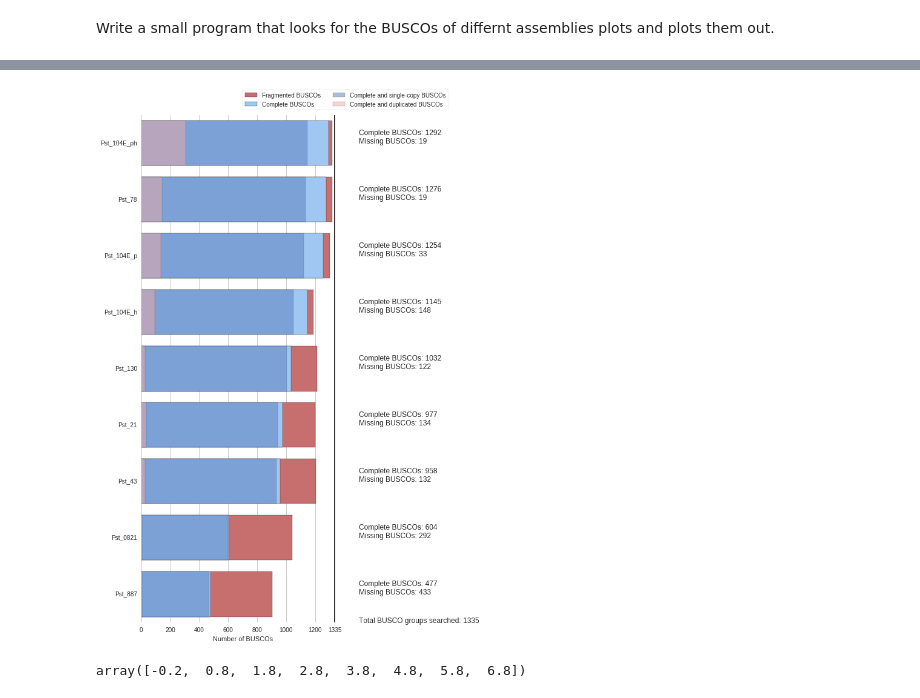
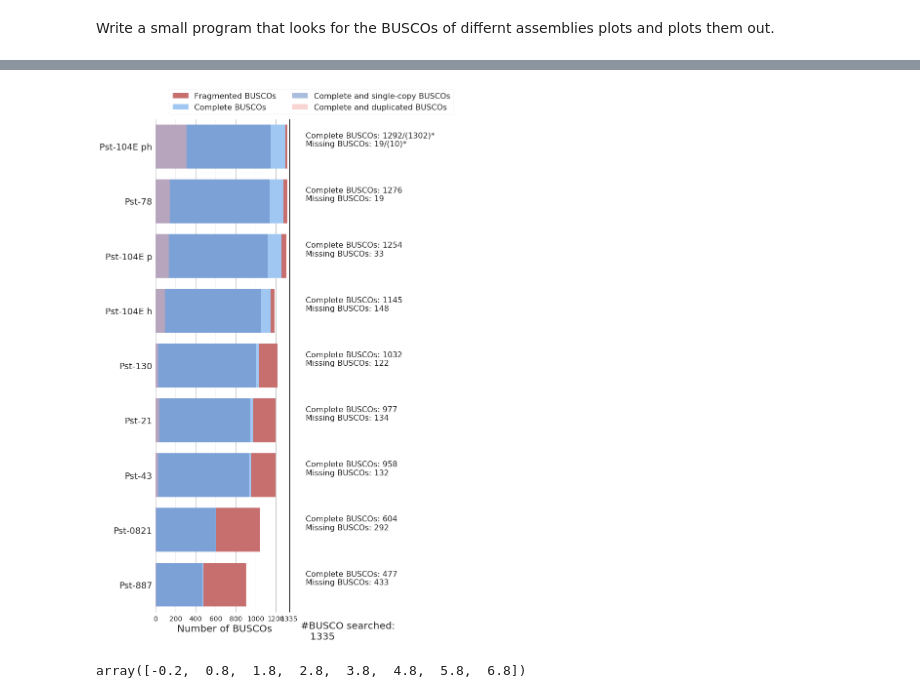
Before and after one commit to BenjaminSchwessinger/Pst_104E_analysis, a Jupyter notebook: Pst_104E_v12_BUSCO_summary.ipynb, the cells around one changed output, grey strips where cells are left out. Drawn from its saved outputs; the diff is of its cells as text; code cells hidden in the pictures.

Commit message:
fixed several graphs mostly

```diff
--- a/Pst_104E_v12_BUSCO_summary.ipynb
+++ b/Pst_104E_v12_BUSCO_summary.ipynb
@@ -11,6 +11,10 @@ from pybedtools import BedTool
 import numpy as np
 import matplotlib.pyplot as plt
 import seaborn as sns
+# %%
+#import rcParams and make it outfit also when saving files
+from matplotlib import rcParams
+rcParams.update({'figure.autolayout': True})
 # %%
 #define base folders
 BUSCO_BASE_FOLDER = '/home/benjamin/genome_assembly/PST79/FALCON/p_assemblies/v9_1/busco/Pst_104E_v12'
@@ -67,7 +71,7 @@ Pst_887 = pd.Series([471,6,425,433,477], index= busco_index)
 Pst_21 = pd.Series([942,35,224,134,977], index= busco_index)
 # %%
 SBusco_df = pd.concat([Pst_104E_p, Pst_104E_h, Pst_104E_ph, Pst_78, Pst_130, Pst_0821, Pst_43, Pst_887,Pst_21 ], axis=1)
-names=['Pst_104E_p', 'Pst_104E_h', 'Pst_104E_ph', 'Pst_78', 'Pst_130', 'Pst_0821', 'Pst_43', 'Pst_887','Pst_21' ]
+names=['Pst-104E p', 'Pst-104E h', 'Pst-104E ph', 'Pst-78', 'Pst-130', 'Pst-0821', 'Pst-43', 'Pst-887','Pst-21' ]
 SBusco_df.rename(columns=dict(zip(SBusco_df.columns, names)), inplace=True)
 # %%
 SBusco_df_sorted = SBusco_df.T.sort_values(by='Complete BUSCOs' ,ascending=False)
@@ -90,34 +94,45 @@ SBusco_df_sorted
 # %%
 sns.set(style="whitegrid")
 f, ax = plt.subplots(figsize=(6, 15))
+#set the font size
+fs = 20
 
 sns.set_color_codes("muted")
 sns.barplot(x='Fake Fragmented',y=SBusco_df_sorted.index, data=SBusco_df_sorted, label='Fragmented BUSCOs', color='r',alpha=1  )
 
 sns.set_color_codes("pastel")
 sns.barplot(x='Complete BUSCOs',y=SBusco_df_sorted.index, data=SBusco_df_sorted, label='Complete BUSCOs', color='b',alpha=1 )
 
 sns.set_color_codes("muted")
 sns.barplot(x='Complete and single-copy BUSCOs',y=SBusco_df_sorted.index, data=SBusco_df_sorted, label='Complete and single-copy BUSCOs', color='b', alpha=0.5 )
 
 sns.set_color_codes("pastel")
 sns.barplot(x='Complete and duplicated BUSCOs',y=SBusco_df_sorted.index, data=SBusco_df_sorted, label='Complete and duplicated BUSCOs', color='r',alpha=0.5  )
 
 
 
 # Add a legend and informative axis label
-ax.legend(ncol=2, loc=(0.5, 1.01), frameon=True)
+ax.legend(ncol=2, loc=(0.1, 1.01), frameon=True,fancybox=True, fontsize = 16)
+count = 0
 for y, complete, missing in zip(np.arange(0, 9, 1),SBusco_df_sorted['Complete BUSCOs'], SBusco_df_sorted['Missing BUSCOs'] ):
-    ax.text(1500, y, 'Complete BUSCOs: %i\nMissing BUSCOs: %i' % (complete, missing))
+    if count == 0:
+        ax.text(1500, y, 'Complete BUSCOs: %i/(1302)*\nMissing BUSCOs: %i/(10)*' % (complete, missing)\
+           ,{'fontsize' : 16})
 
-plt.xlabel('Number of BUSCOs')
+    else:
+        ax.text(1500, y, 'Complete BUSCOs: %i\nMissing BUSCOs: %i' % (complete, missing)\
+           ,{'fontsize' : 16})
+    count += 1
+plt.xlabel('Number of BUSCOs', {'fontsize' : fs})
 plt.axvline(x=1335,  color='k')
-ax.text(1500,8.5, 'Total BUSCO groups searched: 1335')
+ax.text(1450,9, '#BUSCO searched:\n   1335',{'fontsize' : fs})
 sns.despine(left=True, bottom=True)
-plt.xticks([0, 200,400,600,800,1000,1200,1335])
-plt.savefig(os.path.join(FIGURE_FOLDER, 'Busco_summary_figure.tiff'), dpi=600)
+plt.xticks([0, 200,400,600,800,1000,1200,1335] )
+ax.tick_params(axis = 'y', labelsize=18)
+ax.tick_params(axis = 'x', labelsize=14)
+plt.savefig(os.path.join(FIGURE_FOLDER, 'Busco_summary_figure.png'), dpi=600, bbox_inches="tight")
 # %% [output]
-[figure, old version]
+[figure, new version]
 # %%
 np.arange(-0.2, 7.8, 1)
 # %% [output]
```
Also changed, not shown: parts of 2 cells of this notebook, 3 other files.
